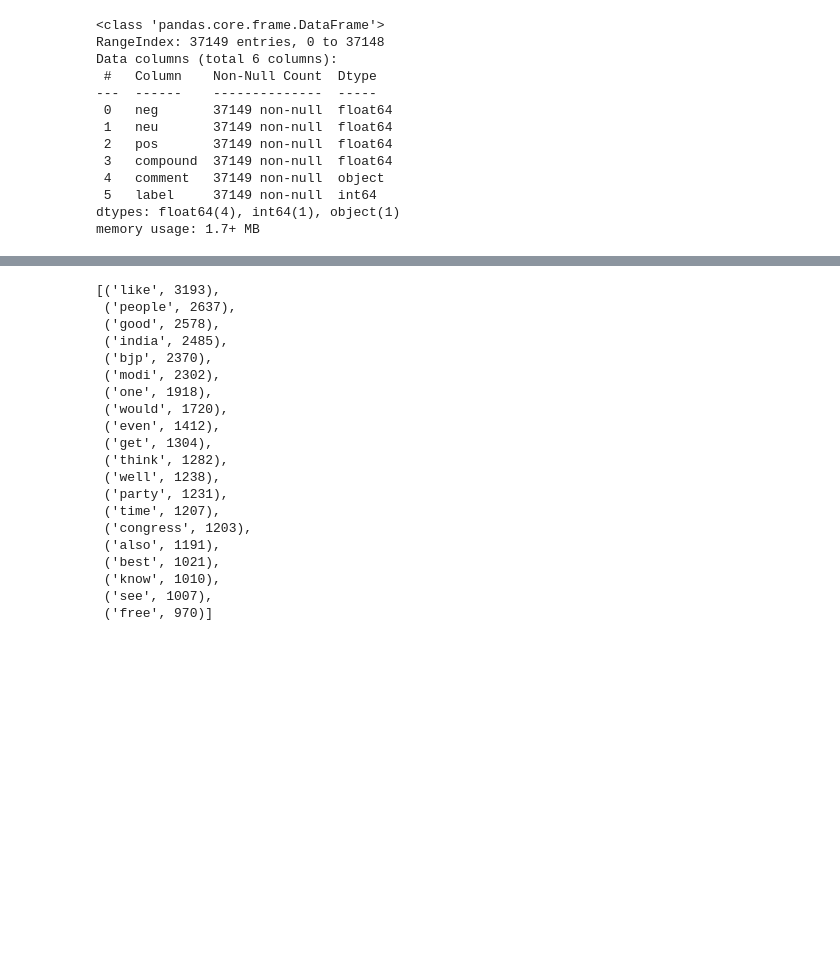
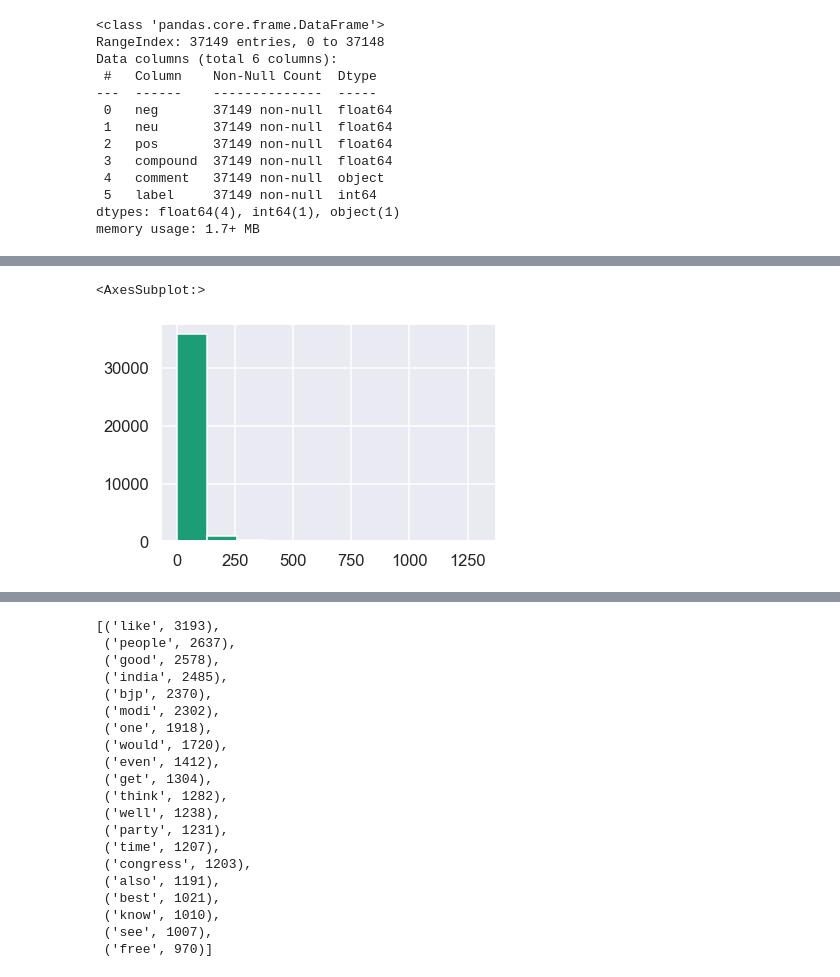
Before and after one commit to Hillary577/Springboard, a Jupyter notebook: capstone1_reddit_comments/reddit_data_wrangling.ipynb, the cells around one changed output, grey strips where cells are left out. Saved outputs shown, nothing was run; the diff lists cells and outputs as text; code cells hidden in the pictures; blank space fills up the shorter version.

```diff
--- a/capstone1_reddit_comments/reddit_data_wrangling.ipynb
+++ b/capstone1_reddit_comments/reddit_data_wrangling.ipynb
@@ -367,0 +372,8 @@ df['comment'].str.len().hist()
+# %%
+# number of words in each comment
+df['comment'].str.split().\
+    map(lambda x: len(x)).\
+    hist()
+# %% [output]
+<AxesSubplot:>
+[figure, added]
```
Also changed, not shown: parts of 5 cells of this notebook.
